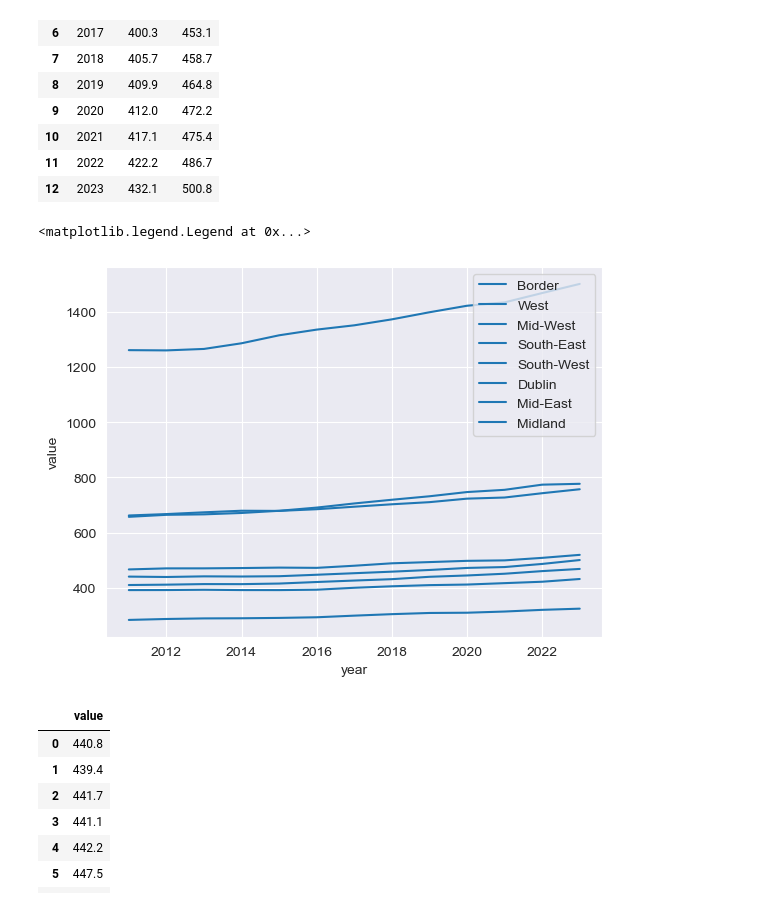
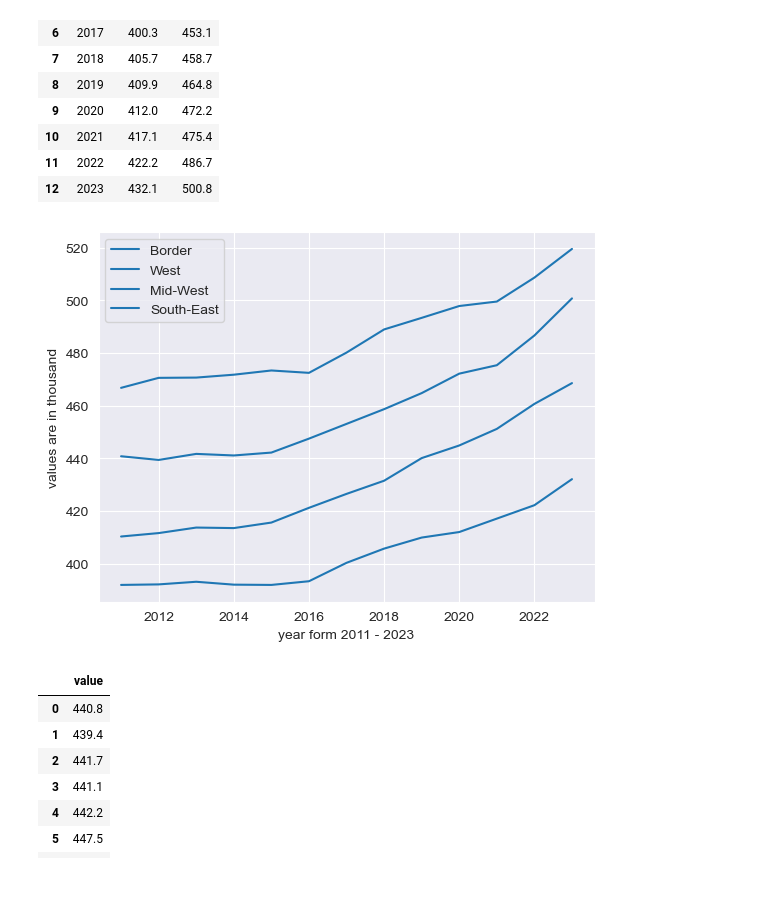
Before and after one commit to shyamghan17/Assignments, a Jupyter notebook: Population_dataset.ipynb, the cells around one changed output. Drawn from its saved outputs; the diff is of its cells as text; code cells hidden in the pictures.

```diff
--- a/Population_dataset.ipynb
+++ b/Population_dataset.ipynb
@@ -133,18 +155,20 @@ total_pop
 # %%
 # region = ['Border', 'West', 'Mid-West', 'South-East', 'South-West','Dublin', 'Mid-East', 'Midland']
 years = df['year'].unique()
-sns.lineplot(y= 'value', x='year', data =border_value, hue ='region')
-sns.lineplot(y= 'value', x='year', data =west_value, hue ='region')
-sns.lineplot(y= 'value', x='year', data =mwest_value, hue ='region')
-sns.lineplot(y= 'value', x='year', data =seast_value,hue ='region')
-sns.lineplot(y= 'value', x='year', data =swest_value,hue ='region' )
-sns.lineplot(y= 'value', x='year', data =dublin_value,hue ='region')
-sns.lineplot(y= 'value', x='year', data =meast_value, hue ='region')
-sns.lineplot(y= 'value', x='year', data =mland_value,hue ='region')
-plt.legend()
+sns.lineplot(y= 'value', x='year', data =filt_border , hue ='region')
+sns.lineplot(y= 'value', x='year', data =filt_west, hue ='region')
+sns.lineplot(y= 'value', x='year', data =filt_mwest, hue ='region')
+sns.lineplot(y= 'value', x='year', data =filt_seast,hue ='region')
+# sns.lineplot(y= 'value', x='year', data =swest_value,hue ='region' )
+# sns.lineplot(y= 'value', x='year', data =dublin_value,hue ='region')
+# sns.lineplot(y= 'value', x='year', data =meast_value, hue ='region')
+# sns.lineplot(y= 'value', x='year', data =mland_value,hue ='region')
+plt.ylabel('values are in thousand')
+plt.xlabel('year form 2011 - 2023')
+plt.legend();
+# plt.show()
 # %% [output]
-<matplotlib.legend.Legend at 0x...>
-[figure, old version]
+[figure, new version]
 # %%
 west_value[['value']]
 # %% [output]
```
Also changed, not shown: parts of 5 cells of this notebook.
